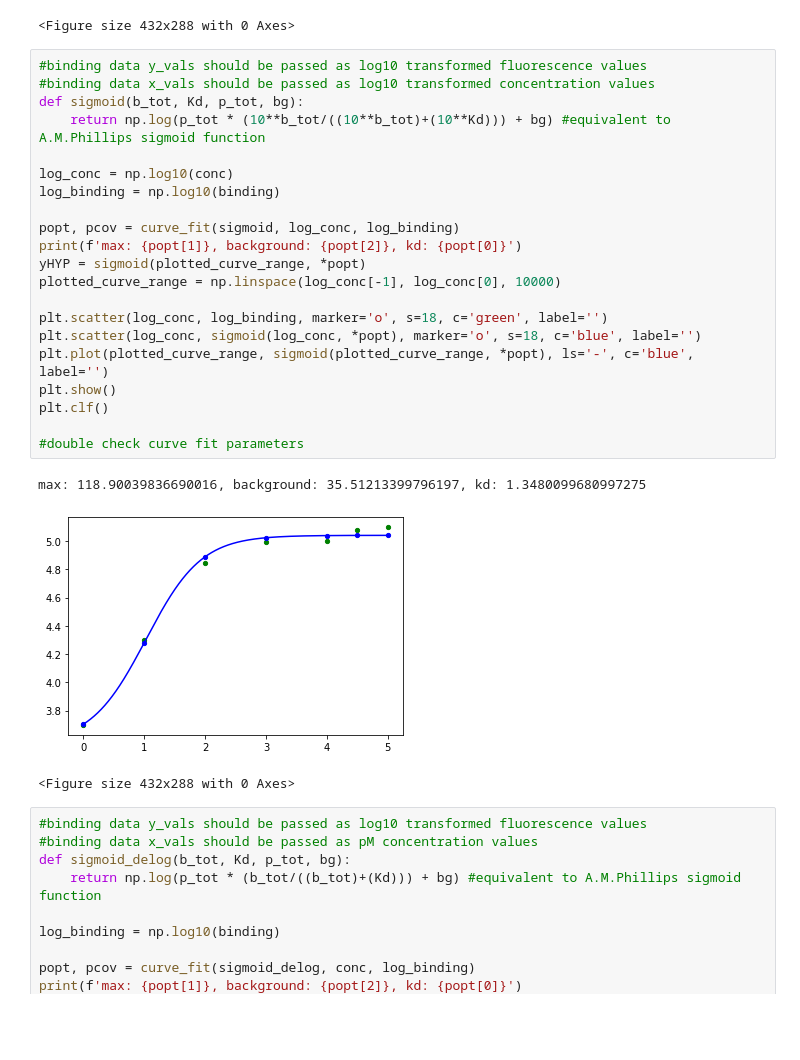
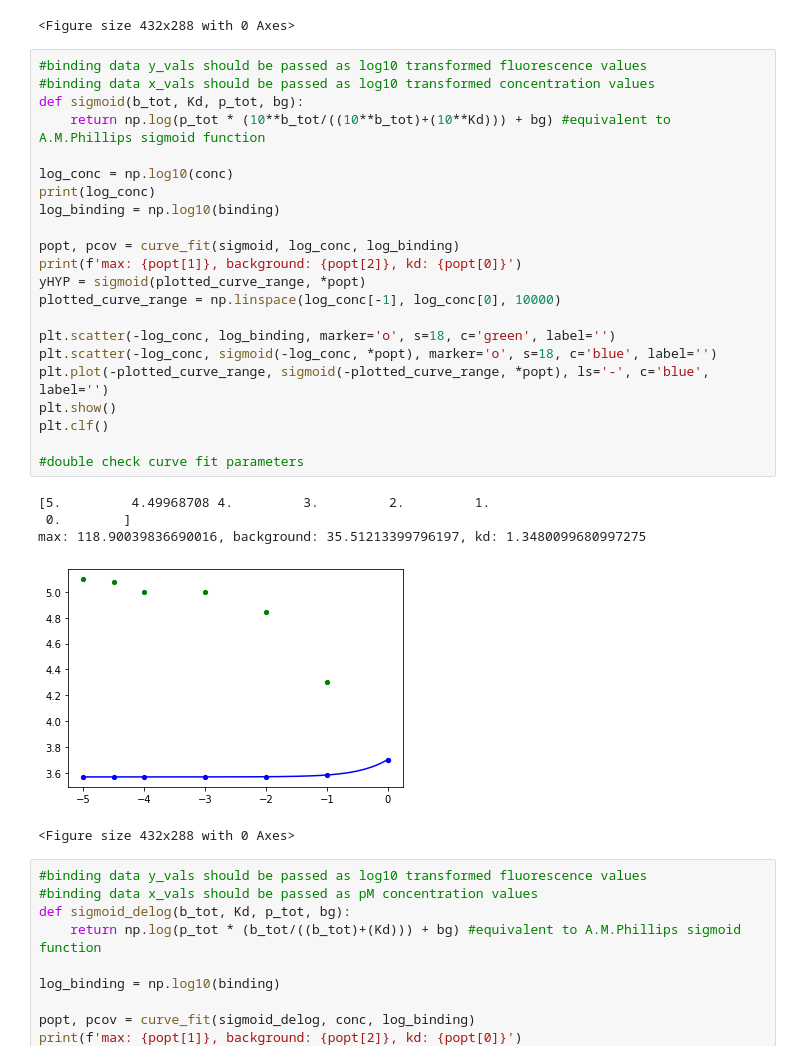
Before and after one commit to scrilly23/switch_seq, a Jupyter notebook: plotting/simulated_titration_curves.ipynb, the cells around one changed output. Saved outputs shown, nothing was run; the diff lists cells and outputs as text; blank space fills up the shorter version.

Commit message:
update plotting scripts

```diff
--- a/plotting/simulated_titration_curves.ipynb
+++ b/plotting/simulated_titration_curves.ipynb
@@ -99,27 +99,30 @@ Kd: 98.97951158654982
 # %%
 #binding data y_vals should be passed as log10 transformed fluorescence values
 #binding data x_vals should be passed as log10 transformed concentration values
 def sigmoid(b_tot, Kd, p_tot, bg):
     return np.log(p_tot * (10**b_tot/((10**b_tot)+(10**Kd))) + bg) #equivalent to A.M.Phillips sigmoid function
 
 log_conc = np.log10(conc)
+print(log_conc)
 log_binding = np.log10(binding)
 
 popt, pcov = curve_fit(sigmoid, log_conc, log_binding)
 print(f'max: {popt[1]}, background: {popt[2]}, kd: {popt[0]}')
 yHYP = sigmoid(plotted_curve_range, *popt)
 plotted_curve_range = np.linspace(log_conc[-1], log_conc[0], 10000)
 
-plt.scatter(log_conc, log_binding, marker='o', s=18, c='green', label='')
-plt.scatter(log_conc, sigmoid(log_conc, *popt), marker='o', s=18, c='blue', label='')
-plt.plot(plotted_curve_range, sigmoid(plotted_curve_range, *popt), ls='-', c='blue', label='')
+plt.scatter(-log_conc, log_binding, marker='o', s=18, c='green', label='')
+plt.scatter(-log_conc, sigmoid(-log_conc, *popt), marker='o', s=18, c='blue', label='')
+plt.plot(-plotted_curve_range, sigmoid(-plotted_curve_range, *popt), ls='-', c='blue', label='')
 plt.show()
 plt.clf()
 
 #double check curve fit parameters
 # %% [output]
+[5.         4.49968708 4.         3.         2.         1.
+ 0.        ]
 max: 118.90039836690016, background: 35.51213399796197, kd: 1.3480099680997275
-[figure, old version]
+[figure, new version]
 <Figure size 432x288 with 0 Axes>
 # %%
 #binding data y_vals should be passed as log10 transformed fluorescence values
```
Also changed, not shown: parts of 1 cell of this notebook.
